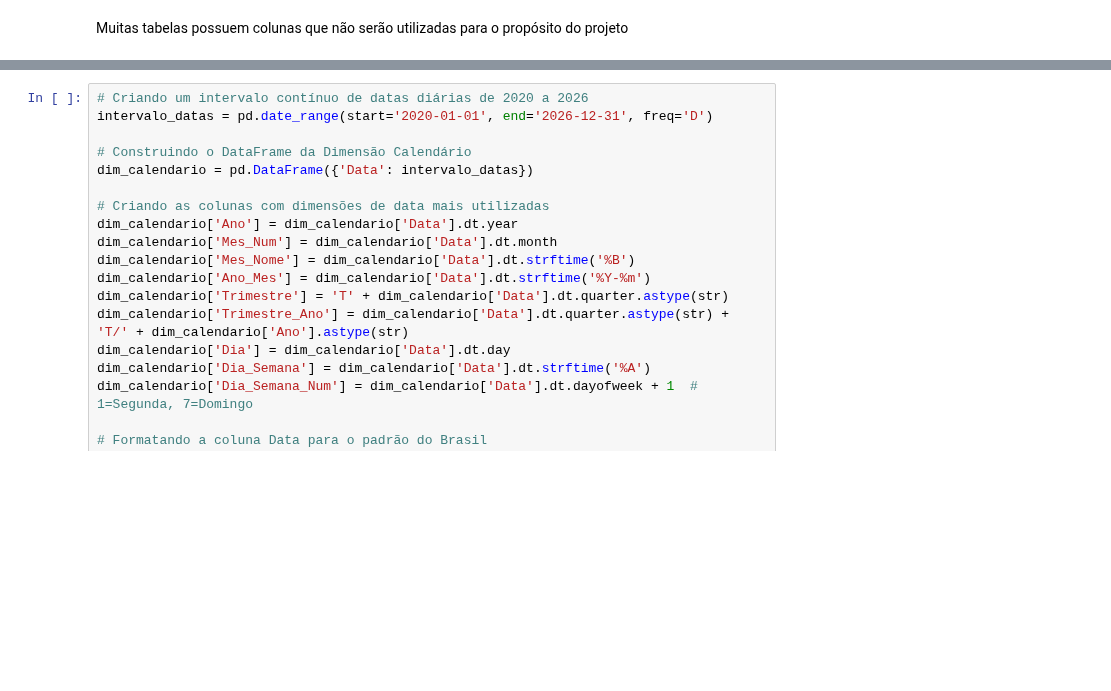
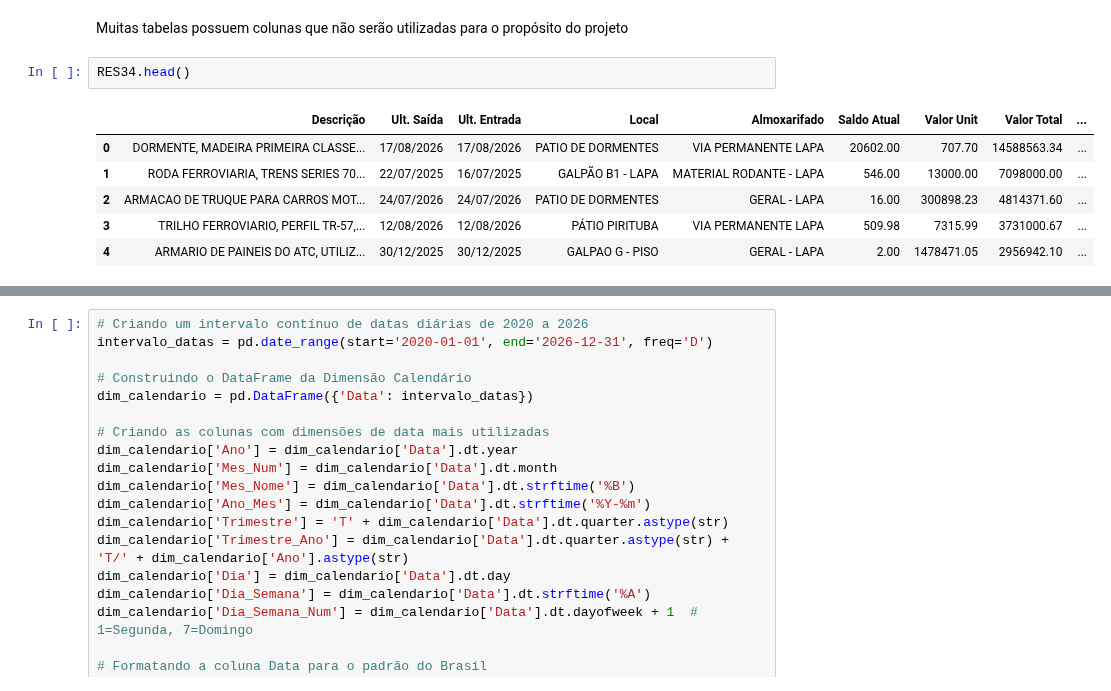
Before and after one commit to Lucasdz-7/Projeto-Integrador-4, a Jupyter notebook: CódigoAPI4.ipynb, the cells around one changed output, grey strips where cells are left out. Drawn from its saved outputs; the diff is of its cells as text; blank space fills up the shorter version.

```diff
--- a/CódigoAPI4.ipynb
+++ b/CódigoAPI4.ipynb
@@ -395,3 +416,12 @@ cols_cc = ['Inicial', 'Final']
 CENTRO_CUSTO = CENTRO_CUSTO.drop(columns=cols_cc, errors='ignore')
 # %% [markdown]
 Muitas tabelas possuem colunas que não serão utilizadas para o propósito do projeto
+# %%
+RES34.head()
+# %% [output]
+|  | Descrição | Ult. Saída | Ult. Entrada | Local | Almoxarifado | Saldo Atual | Valor Unit | Valor Total | ... |
+| 0 | DORMENTE, MADEIRA PRIMEIRA CLASSE... | 17/08/2026 | 17/08/2026 | PATIO DE DORMENTES | VIA PERMANENTE LAPA | 20602.00 | 707.70 | 14588563.34 | ... |
+| 1 | RODA FERROVIARIA, TRENS SERIES 70... | 22/07/2025 | 16/07/2025 | GALPÃO B1 - LAPA | MATERIAL RODANTE - LAPA | 546.00 | 13000.00 | 7098000.00 | ... |
+| 2 | ARMACAO DE TRUQUE PARA CARROS MOT... | 24/07/2026 | 24/07/2026 | PATIO DE DORMENTES | GERAL - LAPA | 16.00 | 300898.23 | 4814371.60 | ... |
+| 3 | TRILHO FERROVIARIO, PERFIL TR-57,... | 12/08/2026 | 12/08/2026 | PÁTIO PIRITUBA | VIA PERMANENTE LAPA | 509.98 | 7315.99 | 3731000.67 | ... |
+| 4 | ARMARIO DE PAINEIS DO ATC, UTILIZ... | 30/12/2025 | 30/12/2025 | GALPAO G - PISO | GERAL - LAPA | 2.00 | 1478471.05 | 2956942.10 | ... |
```
Also changed, not shown: parts of 10 cells of this notebook.
